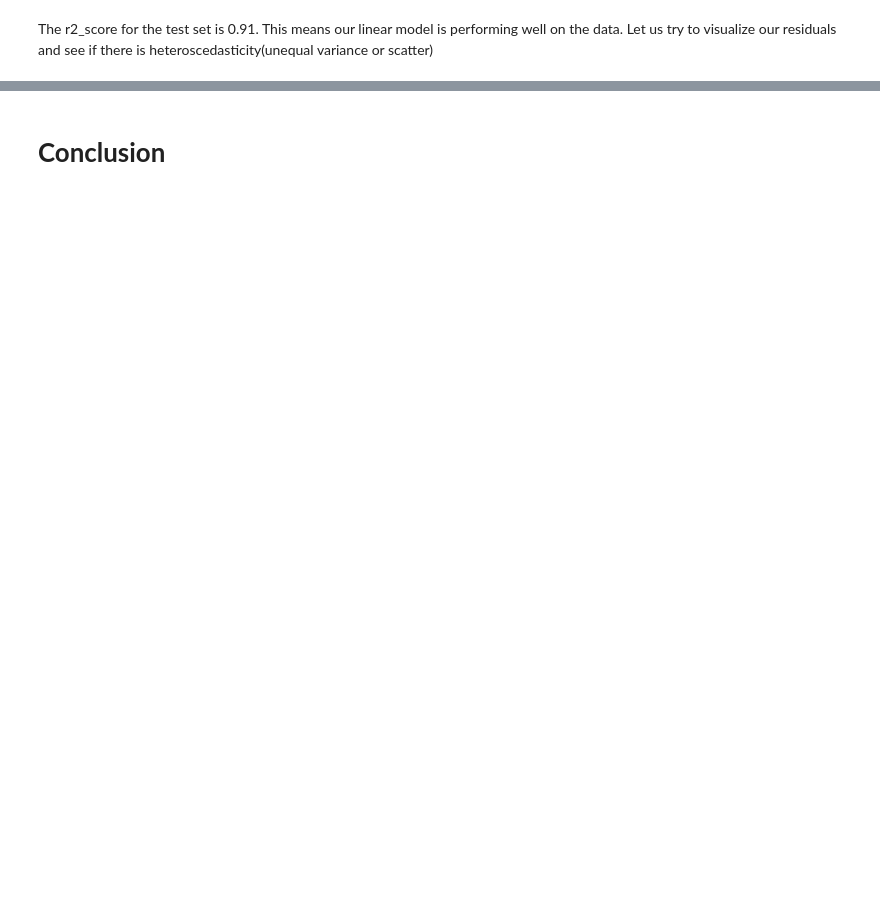
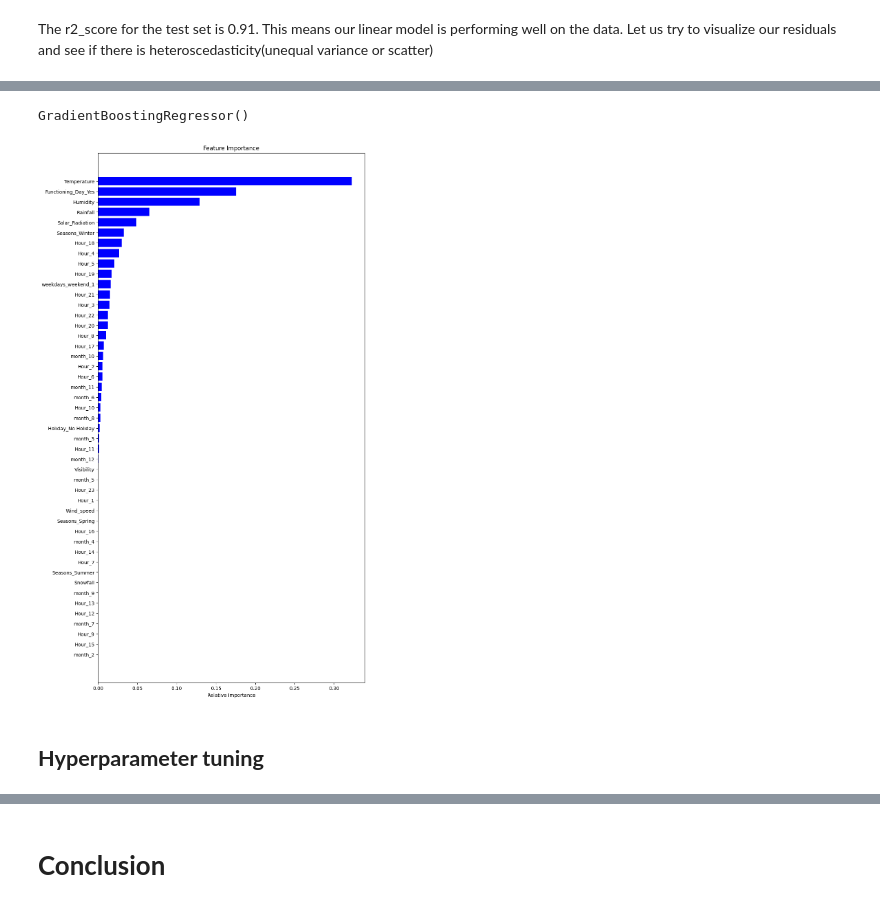
Before and after one commit to Dharitri-2022ds/ML-Capstone, a Jupyter notebook: Almabetter_Module_6_capstone_ML_project_.ipynb, the cells around one changed output, grey strips where cells are left out. Saved outputs shown, nothing was run; the diff lists cells and outputs as text; code cells hidden in the pictures; blank space fills up the shorter version.

```diff
--- a/Almabetter_Module_6_capstone_ML_project_.ipynb
+++ b/Almabetter_Module_6_capstone_ML_project_.ipynb
@@ -2104,0 +2107,21 @@ Answer Here.
+# %%
+gb_model.fit(X_train,y_train)
+# %% [output]
+GradientBoostingRegressor()
+# %%
+features = X_train.columns
+importances = gb_model.feature_importances_
+indices = np.argsort(importances)
+# %%
+#Plot the figure
+plt.figure(figsize=(10,20))
+plt.title('Feature Importance')
+plt.barh(range(len(indices)), importances[indices], color='blue', align='center')
+plt.yticks(range(len(indices)), [features[i] for i in indices])
+plt.xlabel('Relative Importance')
+
+plt.show()
+# %% [output]
+[figure, added]
+# %% [markdown]
+## **Hyperparameter tuning**
```
Also changed, not shown: parts of 173 cells of this notebook.
